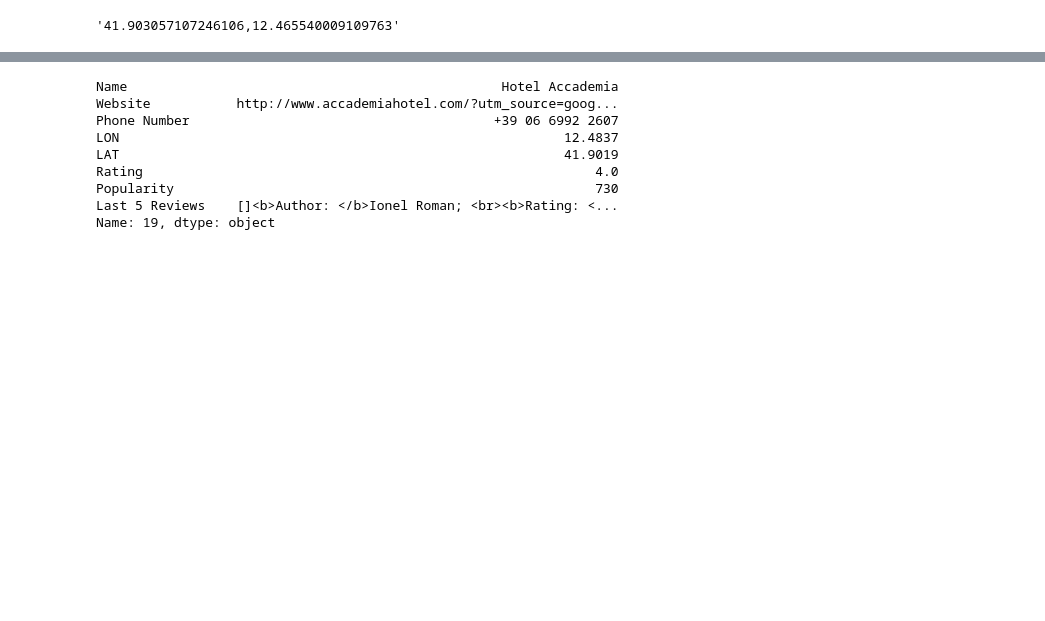
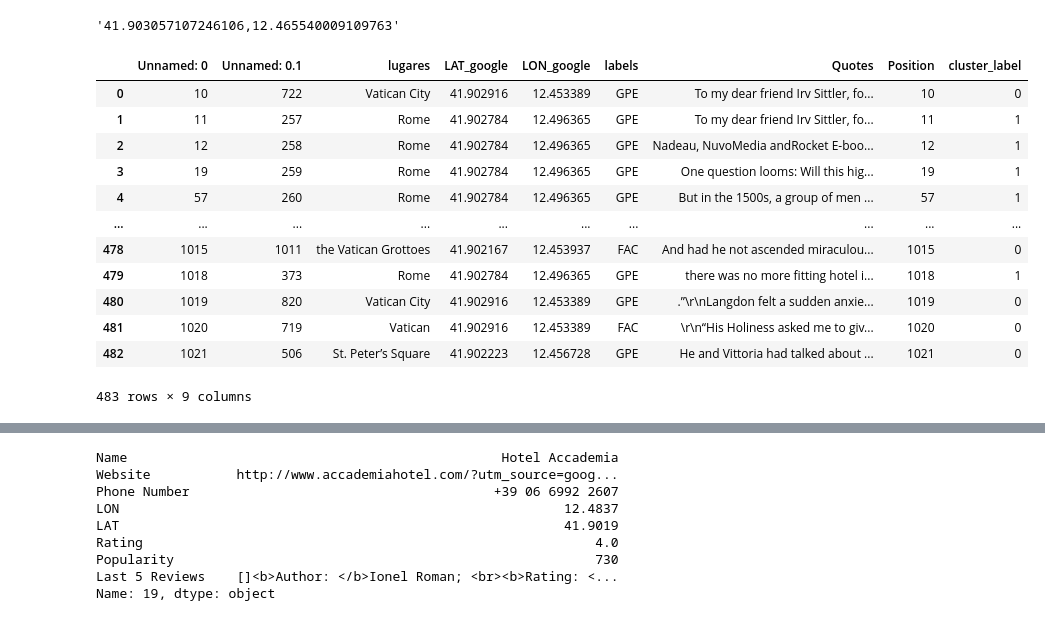
Before and after one commit to pjwork00/ProjectWork, a Jupyter notebook: back-end-python/src/Path_time_API.ipynb, the cells around one changed output, grey strips where cells are left out. Saved outputs shown, nothing was run; the diff lists cells and outputs as text; code cells hidden in the pictures; blank space fills up the shorter version.

```diff
--- a/back-end-python/src/Path_time_API.ipynb
+++ b/back-end-python/src/Path_time_API.ipynb
@@ -53,6 +56,22 @@ location_med
 #define loc med from df selected
 # %% [output]
 '41.903057107246106,12.465540009109763'
+# %%
+df
+# %% [output]
+|  | Unnamed: 0 | Unnamed: 0.1 | lugares | LAT_google | LON_google | labels | Quotes | Position | cluster_label |
+| 0 | 10 | 722 | Vatican City | 41.902916 | 12.453389 | GPE | To my dear friend Irv Sittler, fo... | 10 | 0 |
+| 1 | 11 | 257 | Rome | 41.902784 | 12.496365 | GPE | To my dear friend Irv Sittler, fo... | 11 | 1 |
+| 2 | 12 | 258 | Rome | 41.902784 | 12.496365 | GPE | Nadeau, NuvoMedia andRocket E-boo... | 12 | 1 |
+| 3 | 19 | 259 | Rome | 41.902784 | 12.496365 | GPE | One question looms: Will this hig... | 19 | 1 |
+| 4 | 57 | 260 | Rome | 41.902784 | 12.496365 | GPE | But in the 1500s, a group of men ... | 57 | 1 |
+| ... | ... | ... | ... | ... | ... | ... | ... | ... | ... |
+| 478 | 1015 | 1011 | the Vatican Grottoes | 41.902167 | 12.453937 | FAC | And had he not ascended miraculou... | 1015 | 0 |
+| 479 | 1018 | 373 | Rome | 41.902784 | 12.496365 | GPE | there was no more fitting hotel i... | 1018 | 1 |
+| 480 | 1019 | 820 | Vatican City | 41.902916 | 12.453389 | GPE | .”\r\nLangdon felt a sudden anxie... | 1019 | 0 |
+| 481 | 1020 | 719 | Vatican | 41.902916 | 12.453389 | FAC | \r\n“His Holiness asked me to giv... | 1020 | 0 |
+| 482 | 1021 | 506 | St. Peter’s Square | 41.902223 | 12.456728 | GPE | He and Vittoria had talked about ... | 1021 | 0 |
+483 rows × 9 columns
 # %%
 #HOTELS
 def GetHotels(api_key, location_med, type_loc, days):
```
Also changed, not shown: parts of 4 cells of this notebook, 1 other file.
